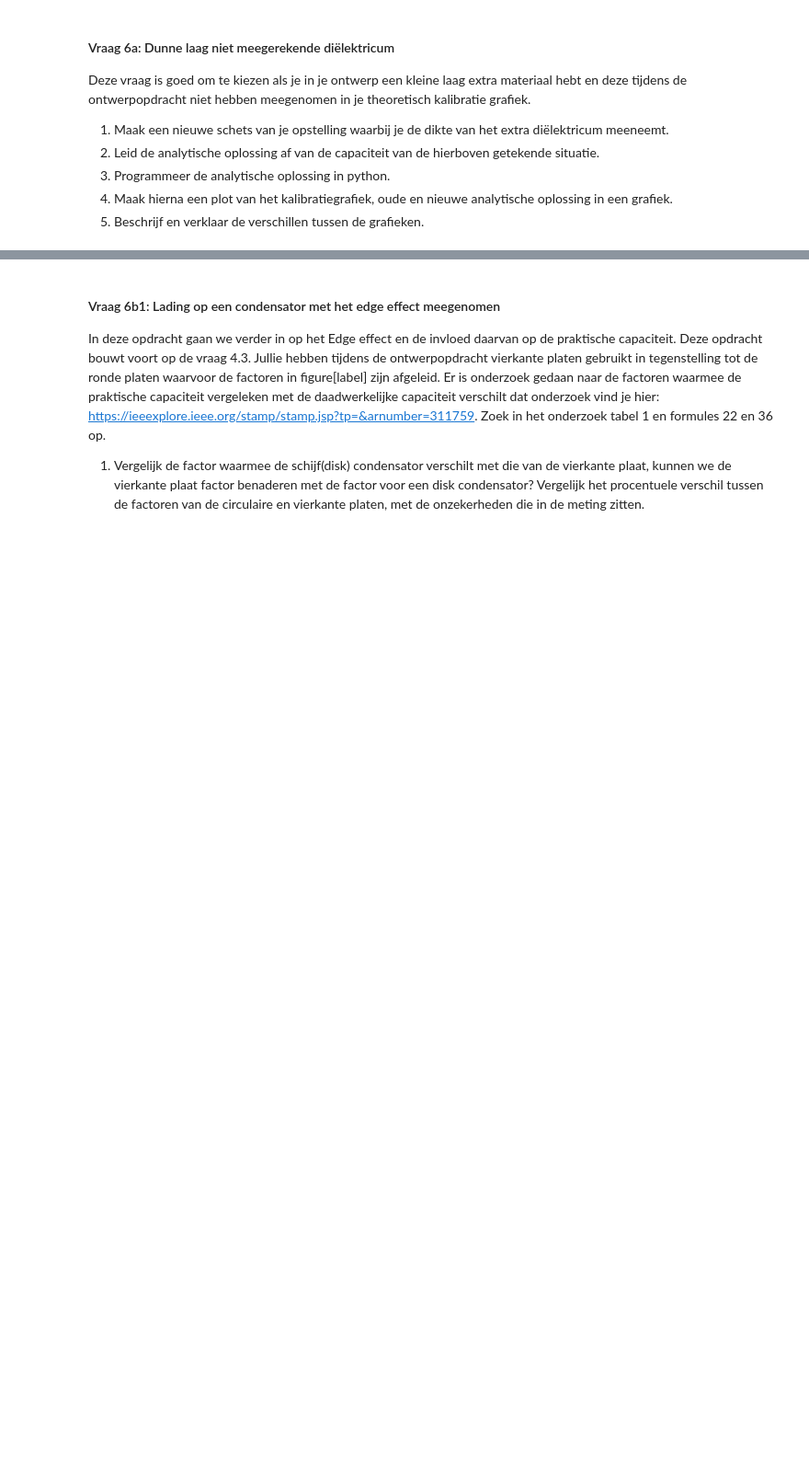
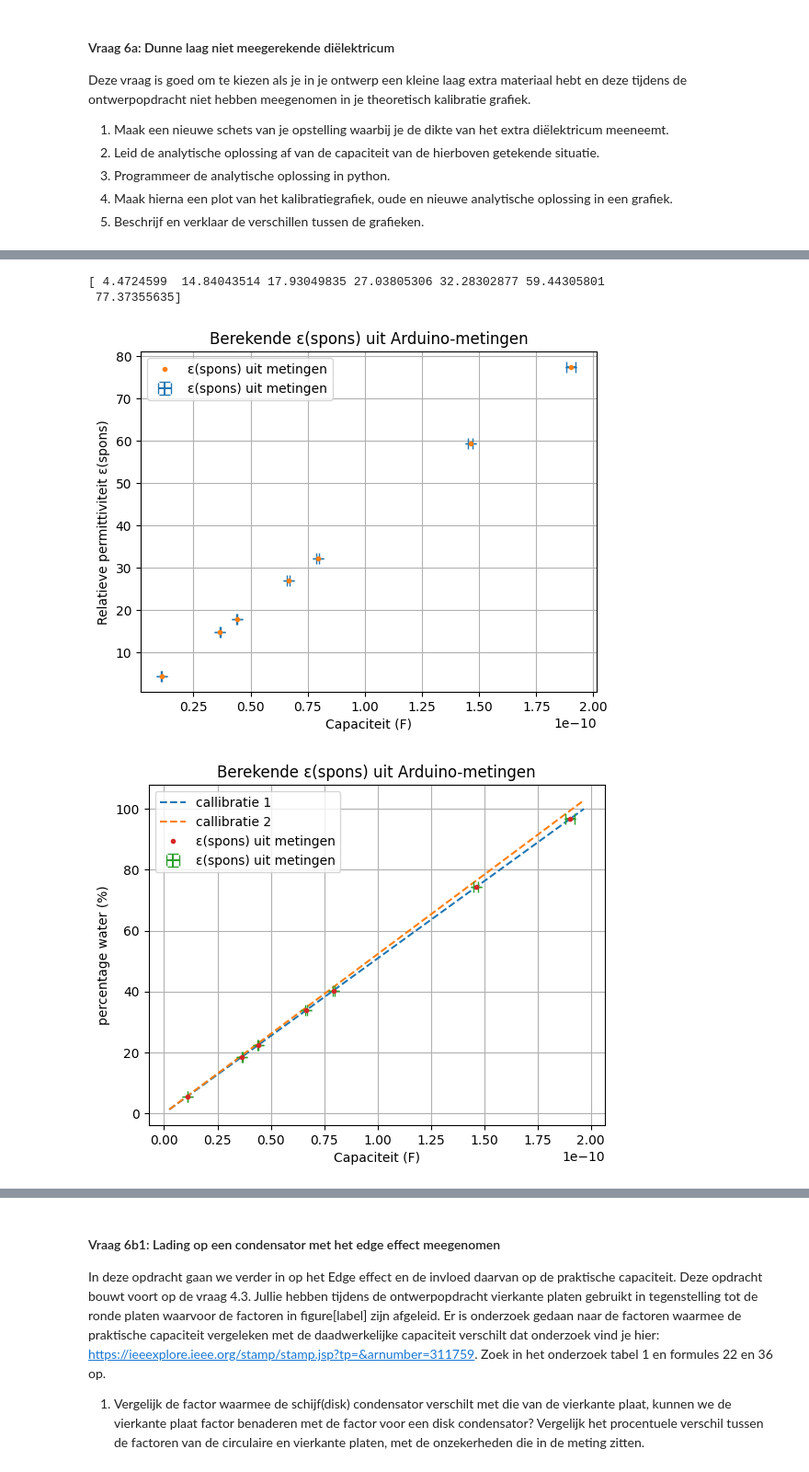
Before and after one commit to caricevonmorgen-dotcom/opdrachten-DEF-D-lol, a Jupyter notebook: DigitaleOntwerpopdrachten/1CondensatorOpdracht/CondensatorOntwerpopdracht.ipynb, the cells around one changed output, grey strips where cells are left out. Shown at 92% size. Drawn from its saved outputs; the diff is of its cells as text; code cells hidden in the pictures; blank space fills up the shorter version.

```diff
--- a/DigitaleOntwerpopdrachten/1CondensatorOpdracht/CondensatorOntwerpopdracht.ipynb
+++ b/DigitaleOntwerpopdrachten/1CondensatorOpdracht/CondensatorOntwerpopdracht.ipynb
@@ -967,10 +973,86 @@ $ C = \frac {\epsilon_0 (d_spons*\epsilon_{spons}+d_plastic*\epsilon_{plastic})
 # %%
 # Schrijf hier de code voor je oplossing. Gebruik hier je eerder gemaakte functies
-def condensator_extra_laag(e_0,e_spons,e_plastic, A, d_spons,d_plastic): # Schrijf hier jouw functie
-    C = (e_0*(d_spons*e_spons + A*d_plastic*e_plastic)*A)/((d_spons+d_plastic)**2)
+def condensator_extra_laag(e_0,e_plastic, C, A, d_spons,d_plastic): # Schrijf hier jouw functie
+    e_spons = ((C*(d_spons+d_plastic)**2)/(e_0*A*d_spons))-((d_plastic*e_plastic)/(d_spons))
+    return e_spons
 
 
 ### Maak hier je plot
+# %%
+## constantes
+
+eps0 = 8.854187817e-12   # permittiviteit van vacuüm (F/m)
+A = 0.005          # m^2
+d = 0.018          # m
+
+
+## oude callibratie
+# Permittiviteit van 1 tot 80
+eps_spons_array = np.linspace(1, 80, 500)
+
+# Capaciteit berekenen
+C_array = eps0 * eps_spons_array * A / d
+
+percentagewater_array= (eps_spons_array/80)*100
+# het percentage van de permeabiliteit van water. Als het percentage 100% komt de gemeten permeabiliteit met de permeabiliteit van water overeen.
+
+## nieuwe callibratie
+d_plastic = 0.0005
+d_spons = d-d_plastic
+eps_plastic = 1.1
+
+eps_spons_array_2 = condensator_extra_laag(epsilon_0,eps_plastic, C_array, A, d_spons,d_plastic)
+percentagewater_array_2 = (eps_spons_array_2/80)*100
+
+## meeting en bepaling van epsilon
+C_meet = np.array([11.0,36.5, 44.1,66.5,79.4, 146.2,190.3])*10**-12
+sigma_C = np.array([0.1,0.2,0.2,0.5,0.5,1.0,2.0]) * 1e-12   # onzekerheden in F ook gebruikt voor de permittiviteit aangezien het een linear verband. De onzekerheden zijn ingeschat op basis van de fluctuaties in de arduino waardes.
+
+
+def epsilon_r_uit_C(C, A, d):
+    """
+    C : gemeten capaciteit (float of array)
+    A : plaatoppervlak (m^2)
+    d : afstand tussen platen (m)
+    """
+    return C * d / (eps0 * A)
+
+
+eps_spons = epsilon_r_uit_C(C_meet, A, d)
+print(eps_spons)
+
+
+## plots
+plt.figure()
+plt.errorbar(C_meet, eps_spons, yerr=sigma_C, xerr=sigma_C, linestyle = 'None',
+             capsize=4, label="ε(spons) uit metingen")
+plt.plot(C_meet ,eps_spons, '.', label="ε(spons) uit metingen")
+plt.xlabel("Capaciteit (F)")
+plt.ylabel("Relatieve permittiviteit ε(spons)")
+plt.title("Berekende ε(spons) uit Arduino-metingen")
+plt.grid(True)
+plt.legend()
+plt.show()
+
+percentagewater= (eps_spons/80)*100
+
+plt.figure()
+plt.plot(C_array, percentagewater_array,'--', label = 'callibratie 1')
+plt.plot(C_array, percentagewater_array_2,'--', label = 'callibratie 2')
+plt.errorbar(C_meet, percentagewater, yerr=sigma_C, xerr=sigma_C, linestyle = 'None',
+             capsize=4, label="ε(spons) uit metingen")
+plt.plot(C_meet ,percentagewater, '.', label="ε(spons) uit metingen")
+plt.xlabel("Capaciteit (F)")
+plt.ylabel("percentage water (%)")
+plt.title("Berekende ε(spons) uit Arduino-metingen")
+plt.grid(True)
+plt.legend()
+plt.show()
+# %% [output]
+[ 4.4724599  14.84043514 17.93049835 27.03805306 32.28302877 59.44305801
+ 77.37355635]
+[figure, added]
+[figure, added]
 # %% [markdown]
 ##### Antwoorden 6a
 
```
Also changed, not shown: parts of 7 cells of this notebook, 2 other files.
